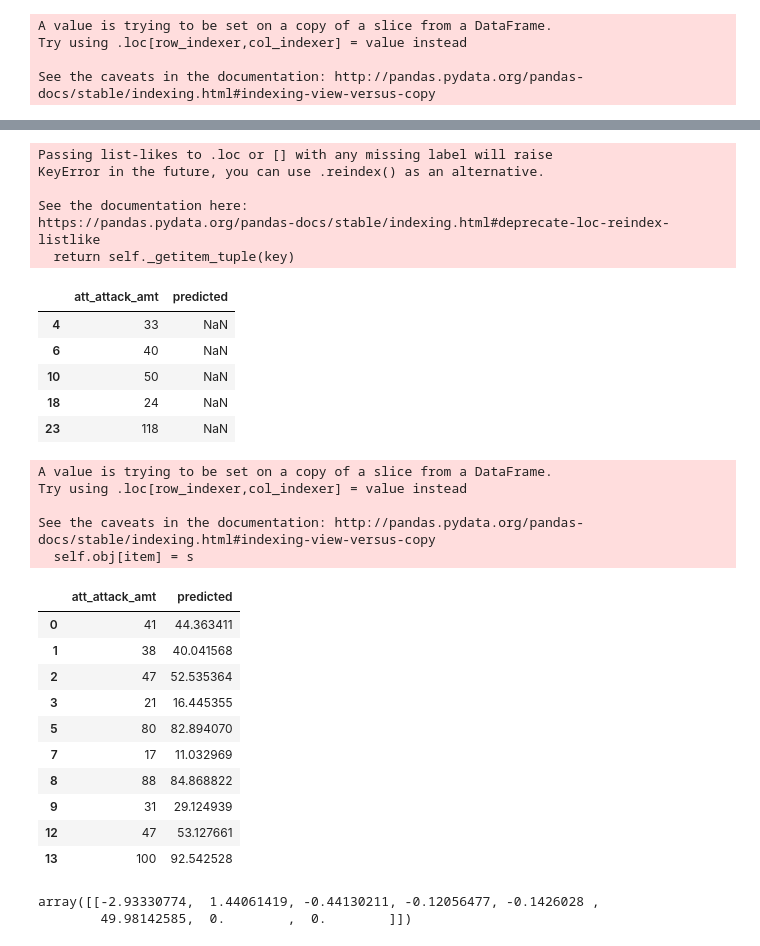
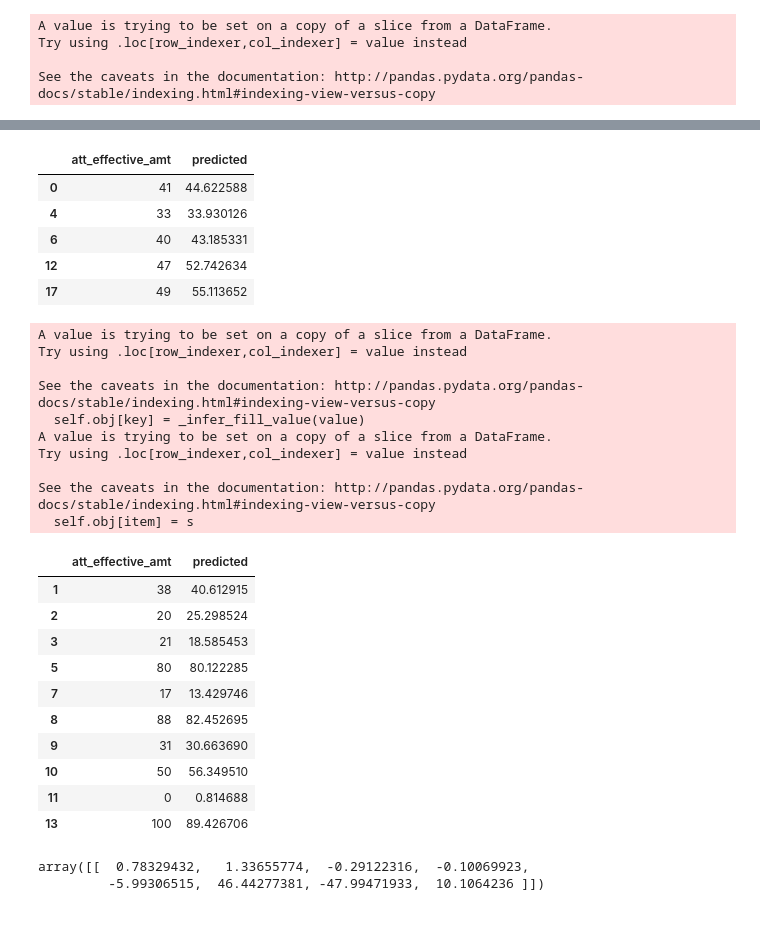
Before and after one commit to bsmi021/py_rpgame, a Jupyter notebook: notebooks/rpg_game_lr.ipynb, the cells around one changed output, grey strips where cells are left out. Drawn from its saved outputs; the diff is of its cells as text; code cells hidden in the pictures.

```diff
--- a/notebooks/rpg_game_lr.ipynb
+++ b/notebooks/rpg_game_lr.ipynb
@@ -14,5 +14,5 @@ Note that the database store has about 170 records from previous fights recorded
 # %%
-STORE = 'store.h5'
+STORE = 'data/store.h5'
 TABLE_KEY = 'events_df'
 
 with pd.HDFStore(STORE) as store:
@@ -44,24 +44,31 @@ memory usage: 74.9+ MB
 ## Build test and train sets
 # %%
 
-landed_attack_bool = src_df.att_attack_amt > 0
+src_df['att_effective_amt'] = src_df.att_attack_amt - src_df.att_blocked_amt
+src_df['att_blocked_amt'] = -1 * src_df.att_blocked_amt
 
-df = src_df[landed_attack_bool]
-msk = np.random.rand(len(df)) < 0.8
+att_dodged_bool = src_df.att_dodged ==1
 
-train = df[msk]
-test = df[~msk]
+src_df.loc[att_dodged_bool, 'att_effective_amt'] = 0
+
+#landed_attack_bool = src_df.att_attack_amt > 0
+
+#df = src_df[landed_attack_bool]
+msk = np.random.rand(len(src_df)) < 0.8
+
+train = src_df[msk]
+test = src_df[~msk]
 # %% [markdown]
 ### Build the model
 # %%
 model = LinearRegression(fit_intercept=False)
 
-input_cols = ['player_critical_chance', 'att_base_attack_amt',
-              'player_min_damage', 'player_max_damage', 'att_blocked',
-              'att_critical', 'att_dodged', 'att_missed']
+input_cols = ['att_blocked_amt', 'att_base_attack_amt',
+                  'player_min_damage', 'player_max_damage', 'att_blocked',
+                  'att_critical', 'att_dodged', 'att_missed']
 
 x_train = train[input_cols]
-y_train = train[['att_attack_amt']]
+y_train = train[['att_effective_amt']]
 
 x_test = test[input_cols]
 
@@ -112,44 +119,43 @@ train.head()
 # %%
-test.loc[:, ['att_attack_amt', 'predicted']].head()
+test.loc[:, ['att_effective_amt', 'predicted']].head()
 # %% [output]
-Passing list-likes to .loc or [] with any missing label will raise
-KeyError in the future, you can use .reindex() as an alternative.
-
-See the documentation here:
-https://pandas.pydata.org/pandas-docs/stable/indexing.html#deprecate-loc-reindex-listlike
-  return self._getitem_tuple(key)
-|  | att_attack_amt | predicted |
-| 4 | 33 | NaN |
-| 6 | 40 | NaN |
-| 10 | 50 | NaN |
-| 18 | 24 | NaN |
-| 23 | 118 | NaN |
+|  | att_effective_amt | predicted |
+| 0 | 41 | 44.622588 |
+| 4 | 33 | 33.930126 |
+| 6 | 40 | 43.185331 |
+| 12 | 47 | 52.742634 |
+| 17 | 49 | 55.113652 |
 # %%
 train.loc[:,'predicted'] = model.predict(train[input_cols])
 
-train.loc[:,['att_attack_amt', 'predicted']].head(10)
+train.loc[:,['att_effective_amt', 'predicted']].head(10)
 # %% [output]
+A value is trying to be set on a copy of a slice from a DataFrame.
+Try using .loc[row_indexer,col_indexer] = value instead
+
+See the caveats in the documentation: http://pandas.pydata.org/pandas-docs/stable/indexing.html#indexing-view-versus-copy
+  self.obj[key] = _infer_fill_value(value)
 A value is trying to be set on a copy of a slice from a DataFrame.
 Try using .loc[row_indexer,col_indexer] = value instead
 
 See the caveats in the documentation: http://pandas.pydata.org/pandas-docs/stable/indexing.html#indexing-view-versus-copy
   self.obj[item] = s
-|  | att_attack_amt | predicted |
-| 0 | 41 | 44.363411 |
-| 1 | 38 | 40.041568 |
-| 2 | 47 | 52.535364 |
-| 3 | 21 | 16.445355 |
-| 5 | 80 | 82.894070 |
-| 7 | 17 | 11.032969 |
-| 8 | 88 | 84.868822 |
-| 9 | 31 | 29.124939 |
-| 12 | 47 | 53.127661 |
-| 13 | 100 | 92.542528 |
+|  | att_effective_amt | predicted |
+| 1 | 38 | 40.612915 |
+| 2 | 20 | 25.298524 |
+| 3 | 21 | 18.585453 |
+| 5 | 80 | 80.122285 |
+| 7 | 17 | 13.429746 |
+| 8 | 88 | 82.452695 |
+| 9 | 31 | 30.663690 |
+| 10 | 50 | 56.349510 |
+| 11 | 0 | 0.814688 |
+| 13 | 100 | 89.426706 |
 # %%
 model.coef_
 # %% [output]
-array([[-2.93330774,  1.44061419, -0.44130211, -0.12056477, -0.1426028 ,
-        49.98142585,  0.        ,  0.        ]])
+array([[  0.78329432,   1.33655774,  -0.29122316,  -0.10069923,
+         -5.99306515,  46.44277381, -47.99471933,  10.1064236 ]])
 # %%
 from pickle import dump, load
 
```
Also changed, not shown: parts of 7 cells of this notebook, 3 other files.
